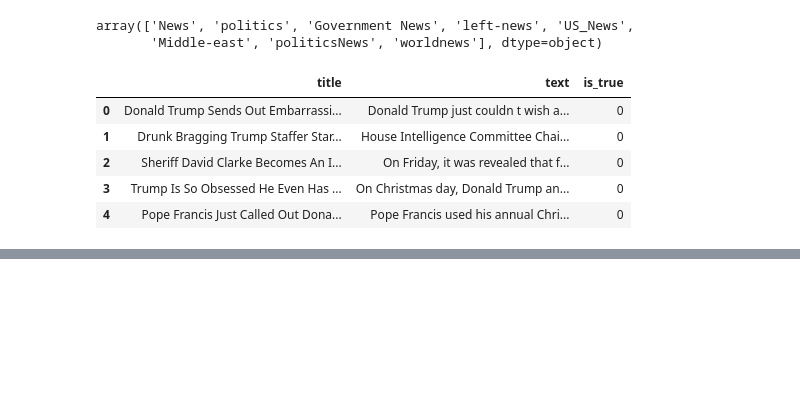
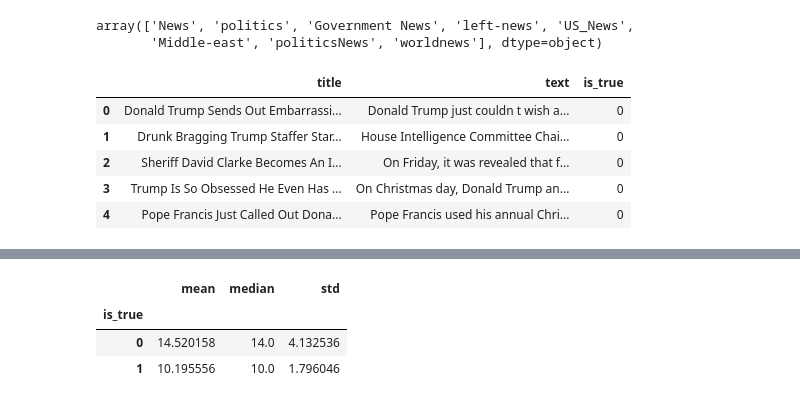
Before and after one commit to NoxFort1/fake-news-detector, a Jupyter notebook: notebooks/01_data_exploration.ipynb, the cells around one changed output, grey strips where cells are left out. Saved outputs shown, nothing was run; the diff lists cells and outputs as text; code cells hidden in the pictures; blank space fills up the shorter version.

```diff
--- a/notebooks/01_data_exploration.ipynb
+++ b/notebooks/01_data_exploration.ipynb
@@ -90,0 +150,8 @@ df.head()
+# %%
+title_stats = df.groupby('is_true')['words_in_title'].agg(['mean', 'median', 'std'])
+title_stats
+# %% [output]
+|  | mean | median | std |
+| is_true |  |  |  |
+| 0 | 14.520158 | 14.0 | 4.132536 |
+| 1 | 10.195556 | 10.0 | 1.796046 |
```
Also changed, not shown: parts of 9 cells of this notebook.
